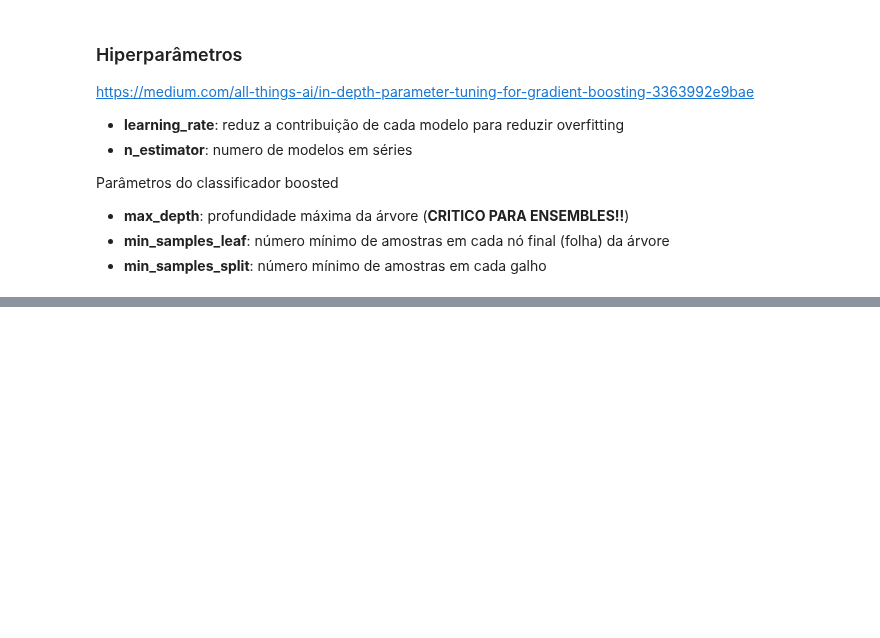
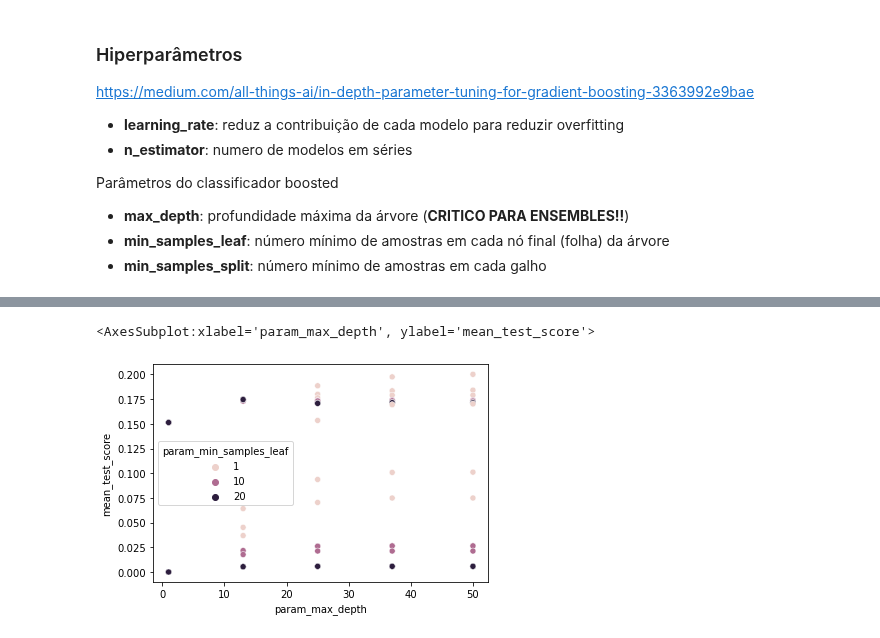
Before and after one commit to pedroteche-ih/64_PT_NOV202111, a Jupyter notebook: aulas/64 DA PT NOV-2021 Aula 20220331 Métodos de Classificação.ipynb, the cells around one changed output, grey strips where cells are left out. Drawn from its saved outputs; the diff is of its cells as text; code cells hidden in the pictures; blank space fills up the shorter version.

```diff
--- a/aulas/64 DA PT NOV-2021 Aula 20220331 Métodos de Classificação.ipynb
+++ b/aulas/64 DA PT NOV-2021 Aula 20220331 Métodos de Classificação.ipynb
@@ -410,2 +659,10 @@ gb_opt.fit(X_train, y_train)
 # %%
 gb_opt.cv_results_
+# %%
+sns.scatterplot(data = pd.DataFrame(tree_opt.cv_results_),
+                x = 'param_max_depth',
+                y = 'mean_test_score',
+               hue = 'param_min_samples_leaf')
+# %% [output]
+<AxesSubplot:xlabel='param_max_depth', ylabel='mean_test_score'>
+[figure, added]
```
Also changed, not shown: parts of 60 cells of this notebook, 1 other file.
